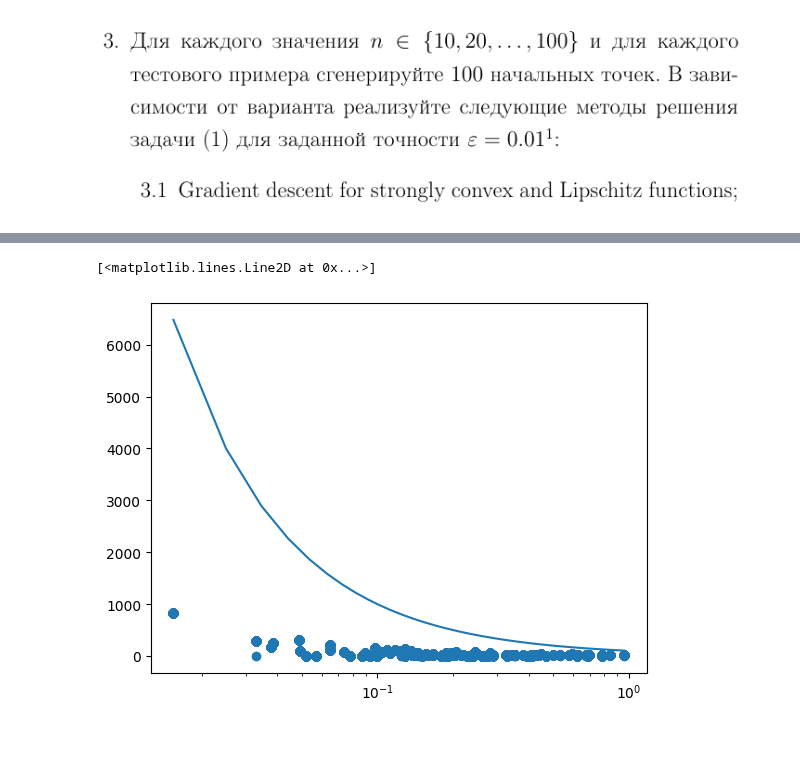
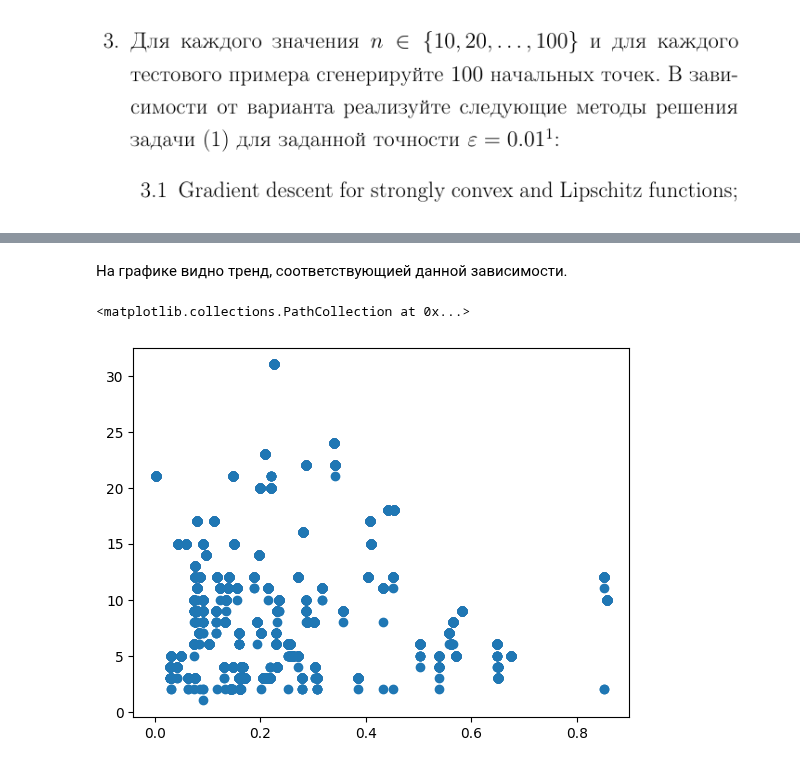
Before and after one commit to a13xbb/optimization-labs-mag, a Jupyter notebook: main.ipynb, the cells around one changed output, grey strips where cells are left out. Drawn from its saved outputs; the diff is of its cells as text; code cells hidden in the pictures; blank space fills up the shorter version.

```diff
--- a/main.ipynb
+++ b/main.ipynb
@@ -120,25 +132,36 @@ def project_to_constraint(x):
     x_norm = np.linalg.norm(x)
     return x if x_norm <= 1 else x / x_norm
 
-def gradient_descent(A, mu, x_init, f_star, eps=0.01, max_iters=10000):
+def gradient_descent(A, mu, x_init, f_star, eps=0.01, max_iters=10000, return_history=False):
 
-    alpha = np.min(np.linalg.eigvals(A*2))
+    # alpha = np.min(np.linalg.eigvals(A*2))
+    alpha = np.min(np.diagonal(2*A))
 
     lr = 2 / alpha
 
     x = x_init.copy()
     iterations = 0
-
+    precision_history = [(x - mu).T @ A @ (x - mu) - f_star]
     while iterations < max_iters:
 
         grad = quadform_grad(A, x, mu)
         x_new = project_to_constraint(x - lr/(iterations+1) * grad)
         f_val = (x_new - mu).T @ A @ (x_new - mu)
 
+        # print('---------------')
+        # print('x: ', x_new)
+        # print('f: ', f_val)
+        # print('---------------')
+
         x = x_new
         iterations += 1
 
-        if f_val - f_star <= eps:
+        precision_history.append(abs(f_val - f_star))
+
+        if abs(f_val - f_star) <= eps:
             break
 
+    if return_history:
+        return x_new, iterations, f_val, precision_history
+
     return x_new, iterations, f_val
@@ -232,7 +276,7 @@ def gd_rand_elipsoids_sol_stats(
             cases.append({
                 "example_id" : i,
                 "conditional_number": conditional_number,
-                "Lipsitz_L" : eig_vigals[-1],
+                "Lipschitz_L" : eig_vigals[-1],
                 "strong_convexity_alpha": np.min(np.linalg.eigvals(2*A)),
                 "is_kkt_optimal": is_kkt_optimal(quadform_grad(A, x_opt, mu), constraint_grad(x_opt)),
                 "solution_delta": np.abs(solution[-1] - f_val),
@@ -295,12 +411,14 @@ plt.scatter(dim_10_spectral_stats_agg["conditional_number"], dim_10_spectral_sta
+# %% [markdown]
+На графике видно тренд, соответствующией данной зависимости.
 # %%
-plt.xscale('log')
+# plt.xscale('log')
 plt.scatter(dim_10_spectral_stats["strong_convexity_alpha"], dim_10_spectral_stats["iters"])
 
-mu_np_ls = np.linspace(dim_10_spectral_stats["strong_convexity_alpha"].min(),dim_10_spectral_stats["strong_convexity_alpha"].max(), 100)
+# mu_np_ls = np.linspace(dim_10_spectral_stats["strong_convexity_alpha"].min(),dim_10_spectral_stats["strong_convexity_alpha"].max(), 100)
 
-hb_curve = 1 / (mu_np_ls*0.01)
+# hb_curve = 1 / (mu_np_ls*0.01)
 
-plt.plot(mu_np_ls, hb_curve)
+# plt.plot(mu_np_ls, hb_curve)
 # %% [output]
-[<matplotlib.lines.Line2D at 0x...>]
+<matplotlib.collections.PathCollection at 0x...>
-[figure, old version]
+[figure, new version]
```
Also changed, not shown: parts of 28 cells of this notebook.
